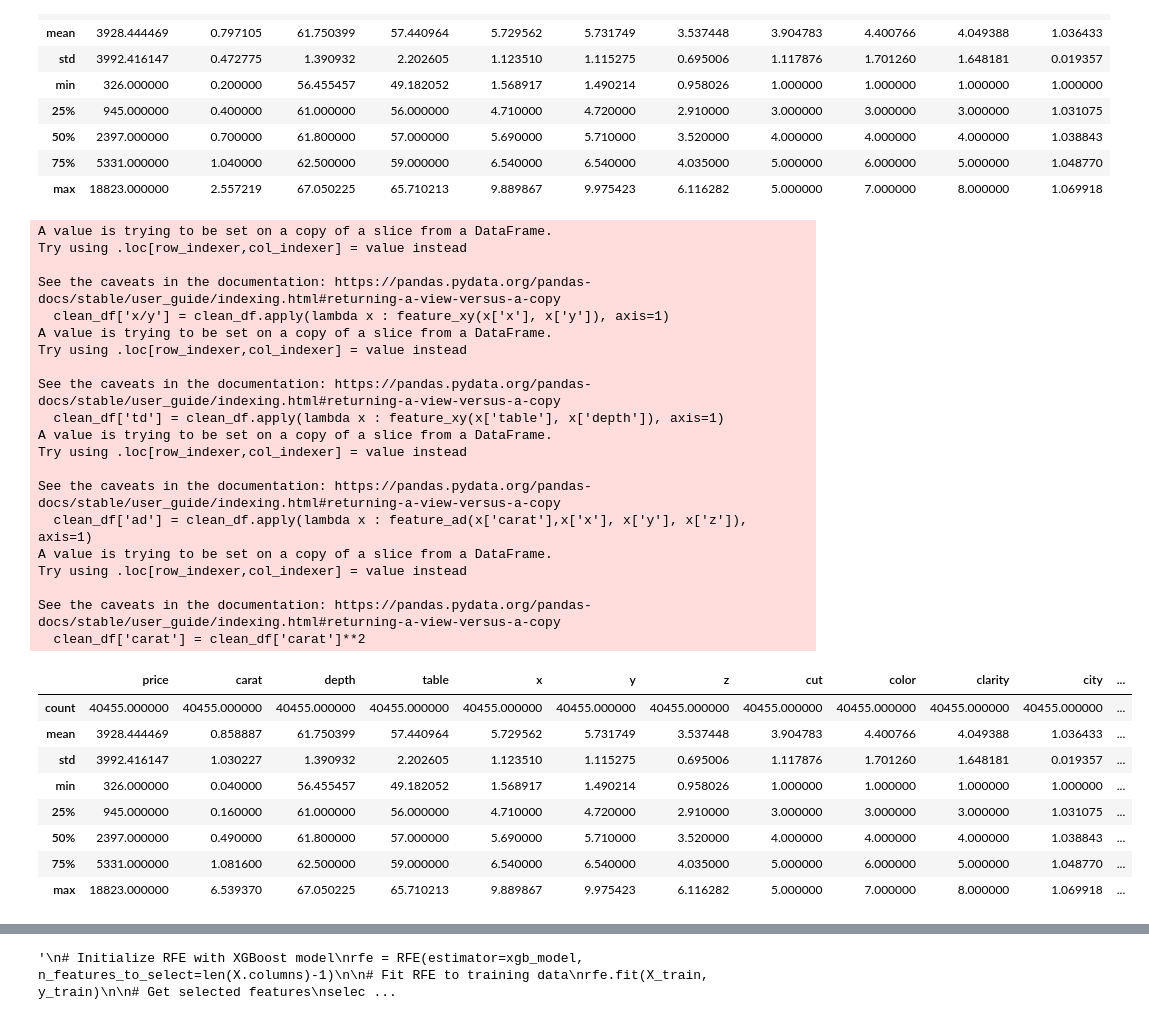
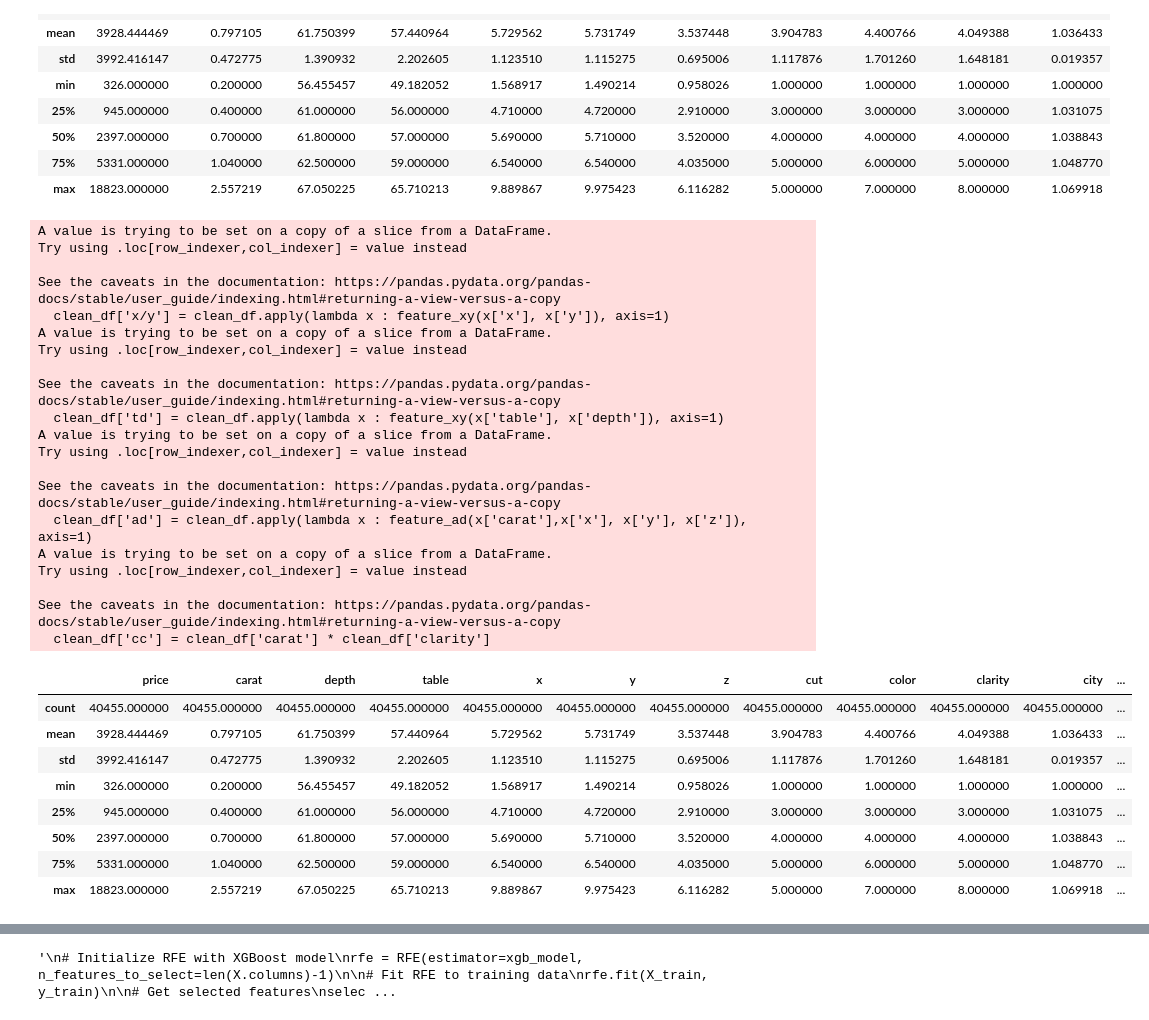
Before and after one commit to Rodrigo-Coloma/ih_datamadpt0923_project_m3, a Jupyter notebook: data_wrangling.ipynb, the cells around one changed output, grey strips where cells are left out. Saved outputs shown, nothing was run; the diff lists cells and outputs as text; code cells hidden in the pictures.

```diff
--- a/data_wrangling.ipynb
+++ b/data_wrangling.ipynb
@@ -202,38 +203,39 @@ def feature_ad(carat,x,y,z,):
 # %%
 clean_df['x/y'] = clean_df.apply(lambda x : feature_xy(x['x'], x['y']), axis=1)
 clean_df['td'] = clean_df.apply(lambda x : feature_xy(x['table'], x['depth']), axis=1)
 clean_df['ad'] = clean_df.apply(lambda x : feature_ad(x['carat'],x['x'], x['y'], x['z']), axis=1)
+clean_df['cc'] = clean_df['carat'] * clean_df['clarity']
 #clean_df['depth_z'] = (clean_df['depth']-clean_df['depth'].mean())**2/clean_df['depth'].std()
 
 clean_df.describe()
 # %% [output]
 A value is trying to be set on a copy of a slice from a DataFrame.
 Try using .loc[row_indexer,col_indexer] = value instead
 
 See the caveats in the documentation: https://pandas.pydata.org/pandas-docs/stable/user_guide/indexing.html#returning-a-view-versus-a-copy
   clean_df['x/y'] = clean_df.apply(lambda x : feature_xy(x['x'], x['y']), axis=1)
 A value is trying to be set on a copy of a slice from a DataFrame.
 Try using .loc[row_indexer,col_indexer] = value instead
 
 See the caveats in the documentation: https://pandas.pydata.org/pandas-docs/stable/user_guide/indexing.html#returning-a-view-versus-a-copy
   clean_df['td'] = clean_df.apply(lambda x : feature_xy(x['table'], x['depth']), axis=1)
 A value is trying to be set on a copy of a slice from a DataFrame.
 Try using .loc[row_indexer,col_indexer] = value instead
 
 See the caveats in the documentation: https://pandas.pydata.org/pandas-docs/stable/user_guide/indexing.html#returning-a-view-versus-a-copy
   clean_df['ad'] = clean_df.apply(lambda x : feature_ad(x['carat'],x['x'], x['y'], x['z']), axis=1)
 A value is trying to be set on a copy of a slice from a DataFrame.
 Try using .loc[row_indexer,col_indexer] = value instead
 
 See the caveats in the documentation: https://pandas.pydata.org/pandas-docs/stable/user_guide/indexing.html#returning-a-view-versus-a-copy
-  clean_df['carat'] = clean_df['carat']**2
+  clean_df['cc'] = clean_df['carat'] * clean_df['clarity']
 |  | price | carat | depth | table | x | y | z | cut | color | clarity | city | ... |
 | count | 40455.000000 | 40455.000000 | 40455.000000 | 40455.000000 | 40455.000000 | 40455.000000 | 40455.000000 | 40455.000000 | 40455.000000 | 40455.000000 | 40455.000000 | ... |
-| mean | 3928.444469 | 0.858887 | 61.750399 | 57.440964 | 5.729562 | 5.731749 | 3.537448 | 3.904783 | 4.400766 | 4.049388 | 1.036433 | ... |
-| std | 3992.416147 | 1.030227 | 1.390932 | 2.202605 | 1.123510 | 1.115275 | 0.695006 | 1.117876 | 1.701260 | 1.648181 | 0.019357 | ... |
-| min | 326.000000 | 0.040000 | 56.455457 | 49.182052 | 1.568917 | 1.490214 | 0.958026 | 1.000000 | 1.000000 | 1.000000 | 1.000000 | ... |
-| 25% | 945.000000 | 0.160000 | 61.000000 | 56.000000 | 4.710000 | 4.720000 | 2.910000 | 3.000000 | 3.000000 | 3.000000 | 1.031075 | ... |
-| 50% | 2397.000000 | 0.490000 | 61.800000 | 57.000000 | 5.690000 | 5.710000 | 3.520000 | 4.000000 | 4.000000 | 4.000000 | 1.038843 | ... |
-| 75% | 5331.000000 | 1.081600 | 62.500000 | 59.000000 | 6.540000 | 6.540000 | 4.035000 | 5.000000 | 6.000000 | 5.000000 | 1.048770 | ... |
-| max | 18823.000000 | 6.539370 | 67.050225 | 65.710213 | 9.889867 | 9.975423 | 6.116282 | 5.000000 | 7.000000 | 8.000000 | 1.069918 | ... |
+| mean | 3928.444469 | 0.797105 | 61.750399 | 57.440964 | 5.729562 | 5.731749 | 3.537448 | 3.904783 | 4.400766 | 4.049388 | 1.036433 | ... |
+| std | 3992.416147 | 0.472775 | 1.390932 | 2.202605 | 1.123510 | 1.115275 | 0.695006 | 1.117876 | 1.701260 | 1.648181 | 0.019357 | ... |
+| min | 326.000000 | 0.200000 | 56.455457 | 49.182052 | 1.568917 | 1.490214 | 0.958026 | 1.000000 | 1.000000 | 1.000000 | 1.000000 | ... |
+| 25% | 945.000000 | 0.400000 | 61.000000 | 56.000000 | 4.710000 | 4.720000 | 2.910000 | 3.000000 | 3.000000 | 3.000000 | 1.031075 | ... |
+| 50% | 2397.000000 | 0.700000 | 61.800000 | 57.000000 | 5.690000 | 5.710000 | 3.520000 | 4.000000 | 4.000000 | 4.000000 | 1.038843 | ... |
+| 75% | 5331.000000 | 1.040000 | 62.500000 | 59.000000 | 6.540000 | 6.540000 | 4.035000 | 5.000000 | 6.000000 | 5.000000 | 1.048770 | ... |
+| max | 18823.000000 | 2.557219 | 67.050225 | 65.710213 | 9.889867 | 9.975423 | 6.116282 | 5.000000 | 7.000000 | 8.000000 | 1.069918 | ... |
 # %%
```
Also changed, not shown: parts of 15 cells of this notebook, 15 other files.
